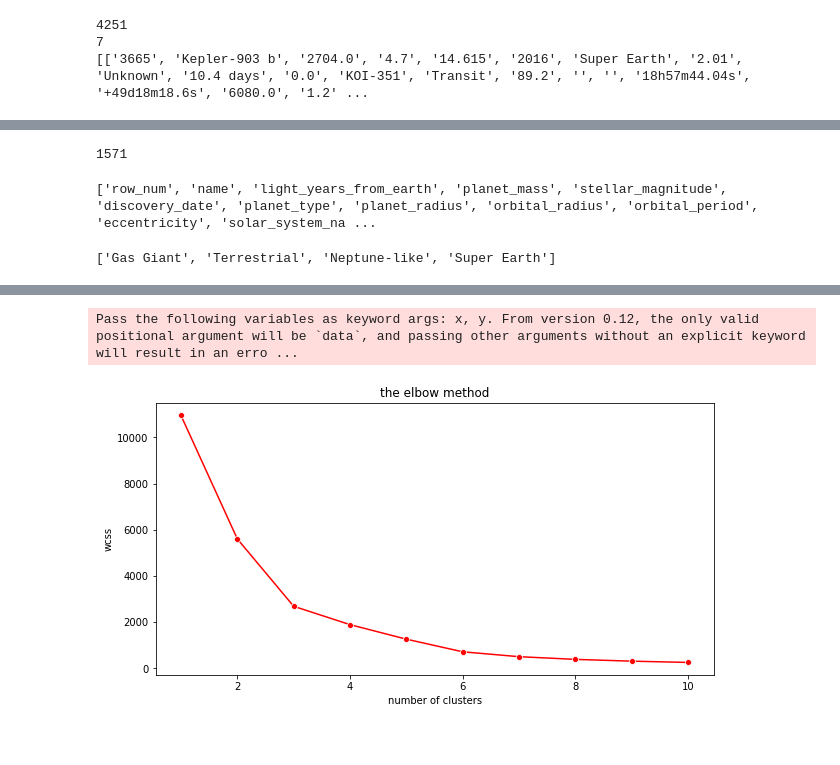
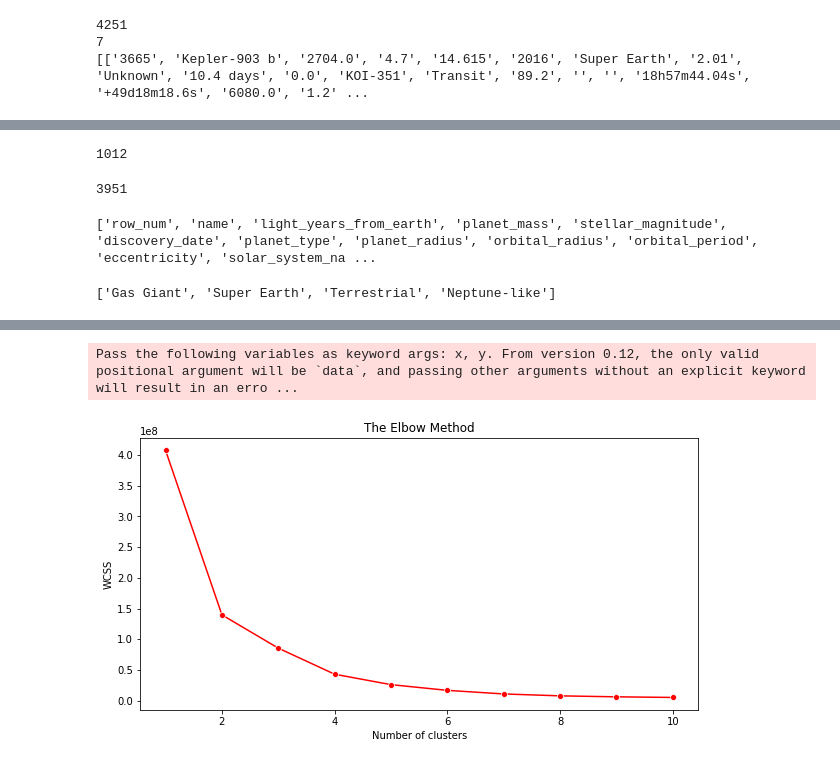
Before and after one commit to Aarav77/furry-dollop-web-scraping-class-work, a Jupyter notebook: planetsdatastory.ipynb, the cells around one changed output, grey strips where cells are left out. Drawn from its saved outputs; the diff is of its cells as text; code cells hidden in the pictures.

```diff
--- a/planetsdatastory.ipynb
+++ b/planetsdatastory.ipynb
@@ -93,54 +113,73 @@ fig=ex.scatter(x=radius, y=mass, size=gravity, hover_data=[names])
 fig.show()
 # %% [output]
 [interactive output not drawn]
+# %%
+low_gravity_planets = []
+for index, gravity in enumerate(planet_gravity):
+  if gravity < 10:
+    low_gravity_planets.append(planet_data_rows[index])
+
+print(len(low_gravity_planets))
+# %% [output]
+1012
 # %%
-lgp=[]
-for i, g in enumerate(gravity):
-  if g<100:
-    lgp.append(planetrows[i])
-print(len(lgp))
+low_gravity_planets = []
+for index, gravity in enumerate(planet_gravity):
+  if gravity < 100:
+    low_gravity_planets.append(planet_data_rows[index])
+
+print(len(low_gravity_planets))
 # %% [output]
-1571
+3951
 # %%
 print(headers)
 # %% [output]
 ['row_num', 'name', 'light_years_from_earth', 'planet_mass', 'stellar_magnitude', 'discovery_date', 'planet_type', 'planet_radius', 'orbital_radius', 'orbital_period', 'eccentricity', 'solar_system_na ...
 # %%
-ptype=[]
-for data in planetrows:
-  ptype.append(data[6])
-print(list(set(ptype)))
+planet_type_values = []
+for planet_data in planet_data_rows:
+  planet_type_values.append(planet_data[6])
+
+print(list(set(planet_type_values)))
 # %% [output]
-['Gas Giant', 'Terrestrial', 'Neptune-like', 'Super Earth']
+['Gas Giant', 'Super Earth', 'Terrestrial', 'Neptune-like']
 # %%
-mass=[]
-radius=[]
-for data in lgp:
-  mass.append(data[3])
-  radius.append(data[7])
-fig=ex.scatter(x=radius, y=mass)
+planet_masses = []
+planet_radiuses = []
+for planet_data in low_gravity_planets:
+  planet_masses.append(planet_data[3])
+  planet_radiuses.append(planet_data[7])
+
+fig = px.scatter(x=planet_radiuses, y=planet_masses)
 fig.show()
 # %% [output]
 [interactive output not drawn]
 # %%
 from sklearn.cluster import KMeans
 import matplotlib.pyplot as plt
 import seaborn as sns
-x=[]
-for i, pmass in enumerate(mass):
-  templist=[radius[i], pmass]
-  x.append(templist)
-wcss=[]
+
+X = []
+for index, planet_mass in enumerate(planet_masses):
+  temp_list = [
+                  planet_radiuses[index],
+                  planet_mass
+              ]
+  X.append(temp_list)
+
+wcss = []
 for i in range(1, 11):
-  kmeans=KMeans(n_clusters=i, init='k-means++', random_state=42)
-  kmeans.fit(x)
-  wcss.append(kmeans.inertia_)
-plt.figure(figsize=(10, 5))
+    kmeans = KMeans(n_clusters=i, init='k-means++', random_state = 42)
+    kmeans.fit(X)
+    # inertia method returns wcss for that model
+    wcss.append(kmeans.inertia_)
+
+plt.figure(figsize=(10,5))
 sns.lineplot(range(1, 11), wcss, marker='o', color='red')
-plt.title('the elbow method')
-plt.xlabel('number of clusters')
-plt.ylabel('wcss')
+plt.title('The Elbow Method')
+plt.xlabel('Number of clusters')
+plt.ylabel('WCSS')
 plt.show()
 # %% [output]
 Pass the following variables as keyword args: x, y. From version 0.12, the only valid positional argument will be `data`, and passing other arguments without an explicit keyword will result in an erro ...
-[figure, old version]
+[figure, new version]
```
Also changed, not shown: parts of 18 cells of this notebook.
